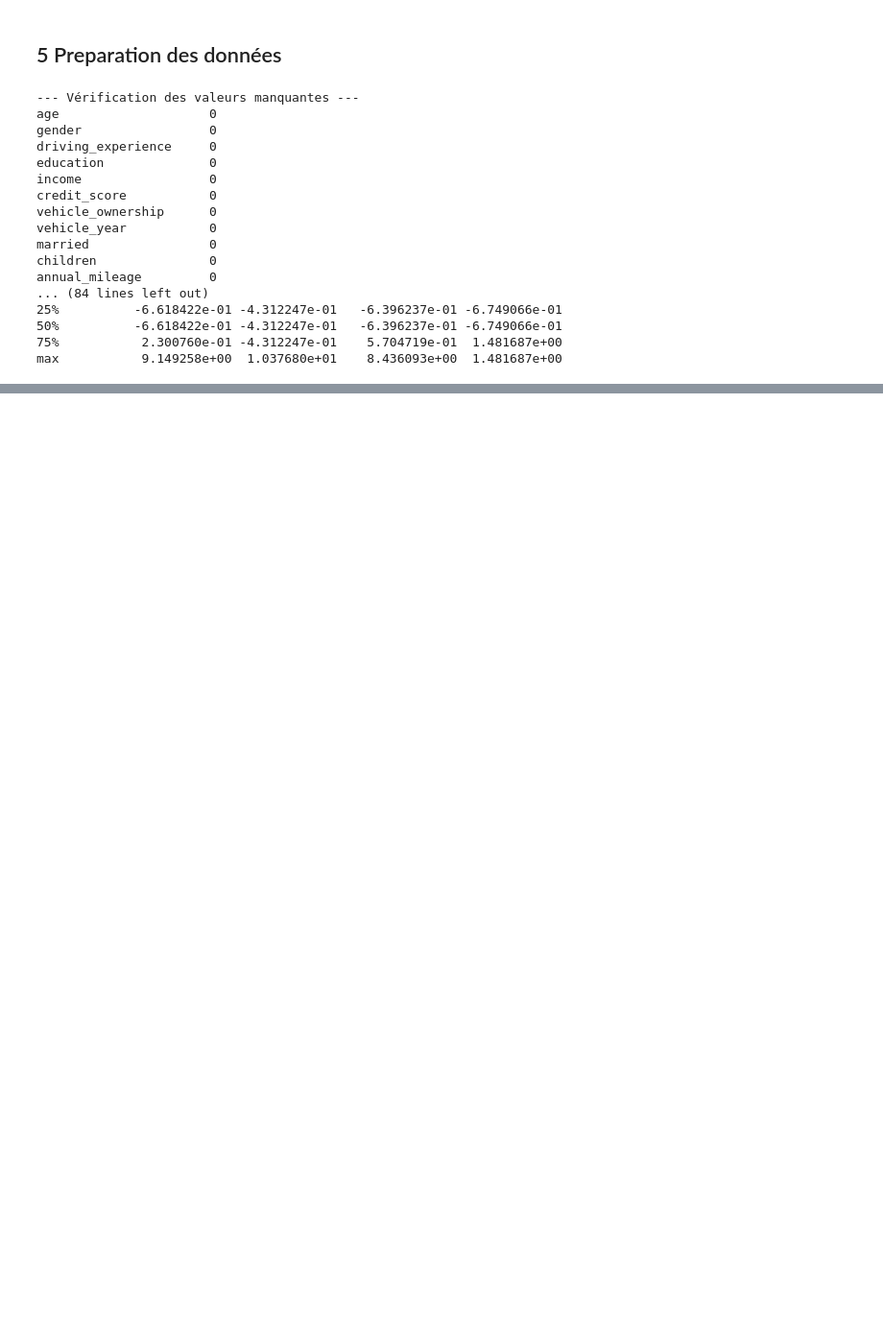
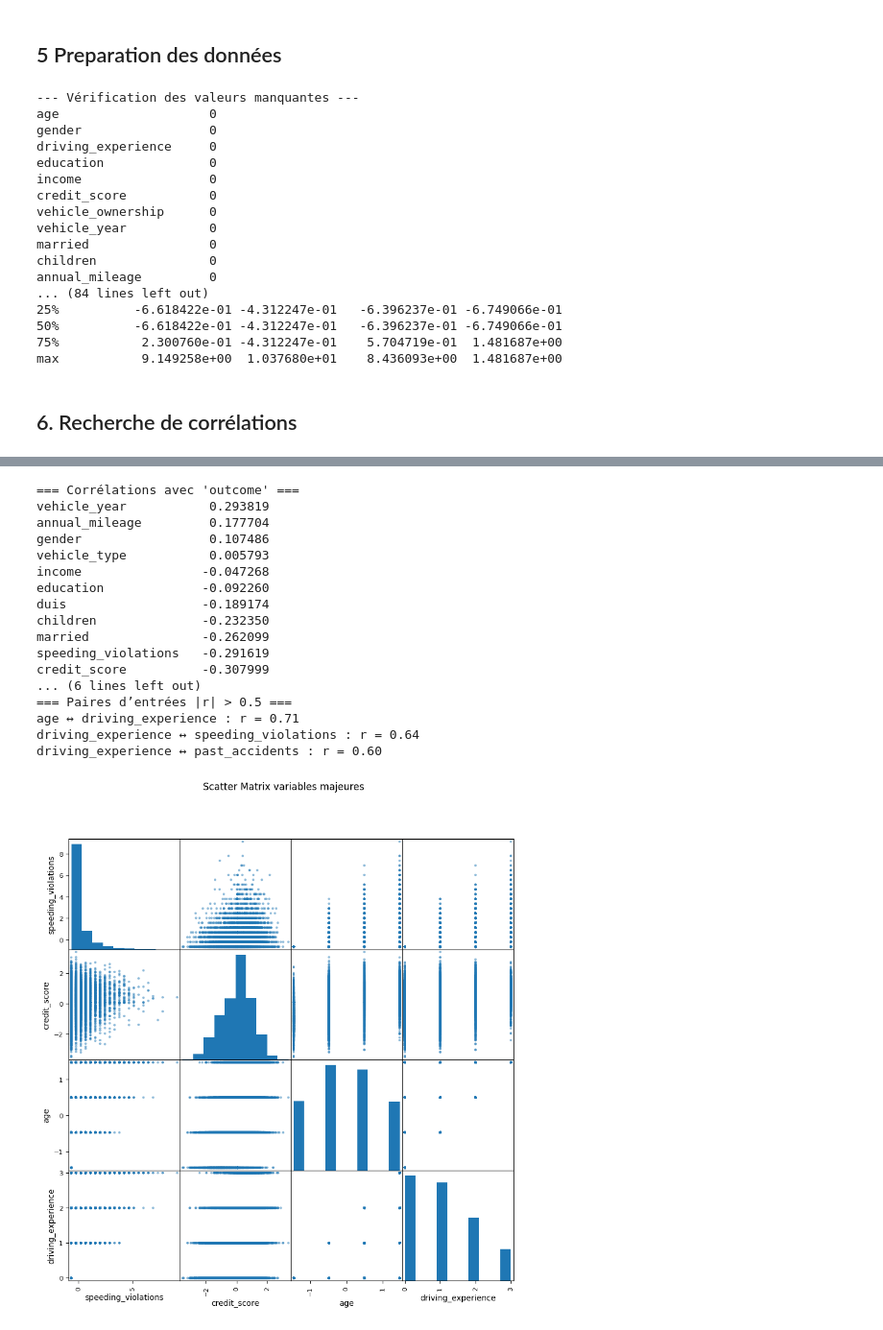
Before and after one commit to youstcc/CarInsurance_Data, a Jupyter notebook: notebooks/01_exploration.ipynb, the cells around one changed output, grey strips where cells are left out. Shown at 96% size. Drawn from its saved outputs; the diff is of its cells as text; code cells hidden in the pictures; blank space fills up the shorter version.

```diff
--- a/notebooks/01_exploration.ipynb
+++ b/notebooks/01_exploration.ipynb
@@ -169,3 +169,53 @@ annual_mileage         0
 50%          -6.618422e-01 -4.312247e-01   -6.396237e-01 -6.749066e-01
 75%           2.300760e-01 -4.312247e-01    5.704719e-01  1.481687e+00
 max           9.149258e+00  1.037680e+01    8.436093e+00  1.481687e+00
+# %% [markdown]
+## 6. Recherche de corrélations
+# %%
+import pandas as pd
+import matplotlib.pyplot as plt
+from pandas.plotting import scatter_matrix
+from sklearn.preprocessing import LabelEncoder, StandardScaler
+
+# 1) Chargement et pré‑traitement (reprends ton code de l’étape 5)
+df = pd.read_csv('../data/car_insurance.csv')
+df.drop(columns=['id','postal_code'], inplace=True)
+# imputation
+num_cols = df.select_dtypes(include=['int64','float64']).columns
+for c in num_cols:
+    df[c].fillna(df[c].median(), inplace=True)
+cat_cols = df.select_dtypes(include=['object']).columns
+for c in cat_cols:
+    df[c].fillna(df[c].mode()[0], inplace=True)
+# aberrations
+df = df[df['children'] < 20]
+df = df[df['speeding_violations'] < 100]
+# encodage
+le = LabelEncoder()
+for c in cat_cols:
+    df[c] = le.fit_transform(df[c])
+# normalisation
+scaler = StandardScaler()
+df[num_cols] = scaler.fit_transform(df[num_cols])
+
+# 2) Calcul de la matrice de corrélation
+corr = df.corr()
+
+# 3) Afficher la corrélation de chaque variable avec la sortie 'outcome'
+print("=== Corrélations avec 'outcome' ===")
+print(corr['outcome'].drop('outcome').sort_values(ascending=False))
+
+# 4) Lister les paires d’entrées fortement liées entre elles (|r|>0.5)
+print("\n=== Paires d’entrées |r| > 0.5 ===")
+for i, a in enumerate(df.columns):
+    for b in df.columns[i+1:]:
+        r = corr.loc[a, b]
+        if abs(r) > 0.5 and a!='outcome' and b!='outcome':
+            print(f"{a} ↔ {b} : r = {r:.2f}")
+
+# 5) Scatter matrix des variables-clés
+features = ['speeding_violations','credit_score','age','driving_experience']
+scatter_matrix(df[features], figsize=(10,10), diagonal='hist')
+plt.suptitle("Scatter Matrix variables majeures")
+plt.show()
+# %% [output]
@@ -172 +239,19 @@ max           9.149258e+00  1.037680e+01    8.436093e+00  1.481687e+00
+=== Corrélations avec 'outcome' ===
+vehicle_year           0.293819
+annual_mileage         0.177704
+gender                 0.107486
+vehicle_type           0.005793
+income                -0.047268
+education             -0.092260
+duis                  -0.189174
+children              -0.232350
+married               -0.262099
+speeding_violations   -0.291619
+credit_score          -0.307999
+... (6 lines left out)
+=== Paires d’entrées |r| > 0.5 ===
+age ↔ driving_experience : r = 0.71
+driving_experience ↔ speeding_violations : r = 0.64
+driving_experience ↔ past_accidents : r = 0.60
+[figure, added]
 # %% [markdown]
```
Also changed, not shown: parts of 19 cells of this notebook, 2 other files.
